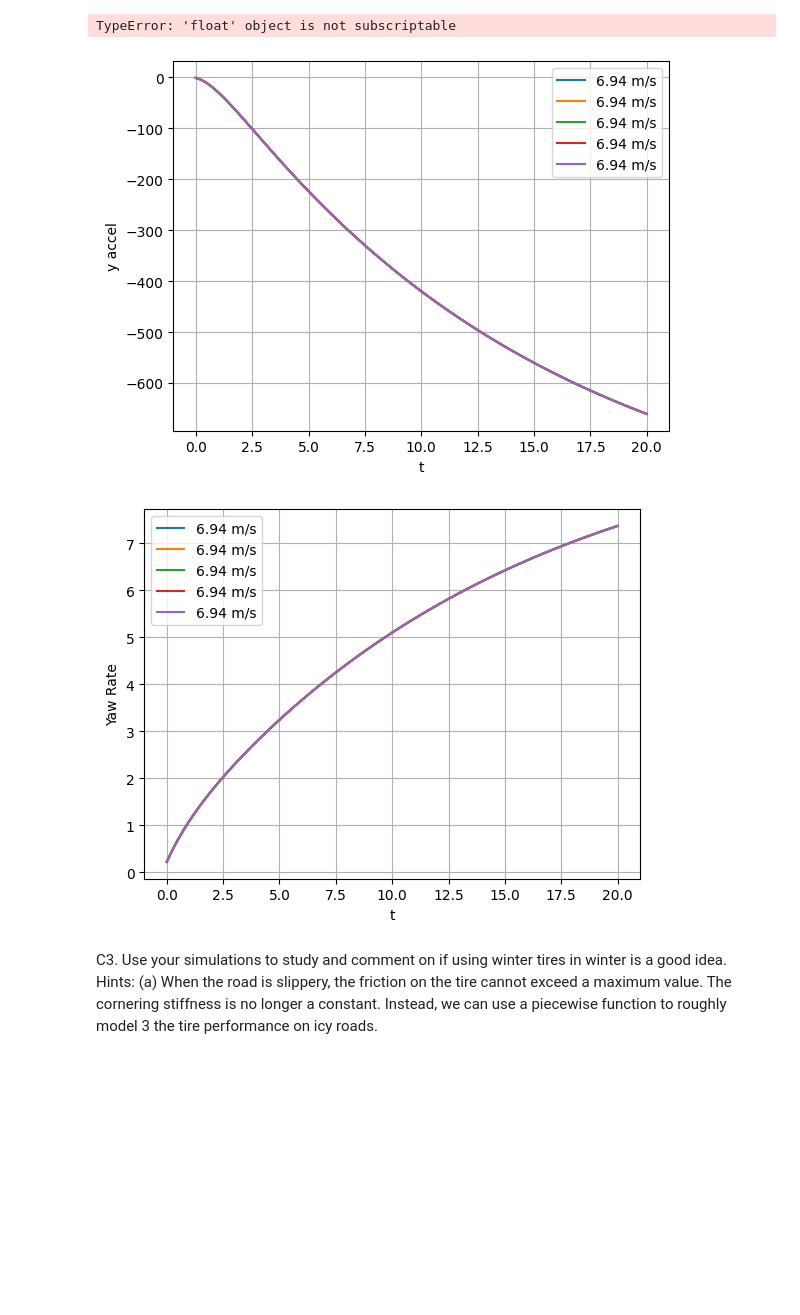
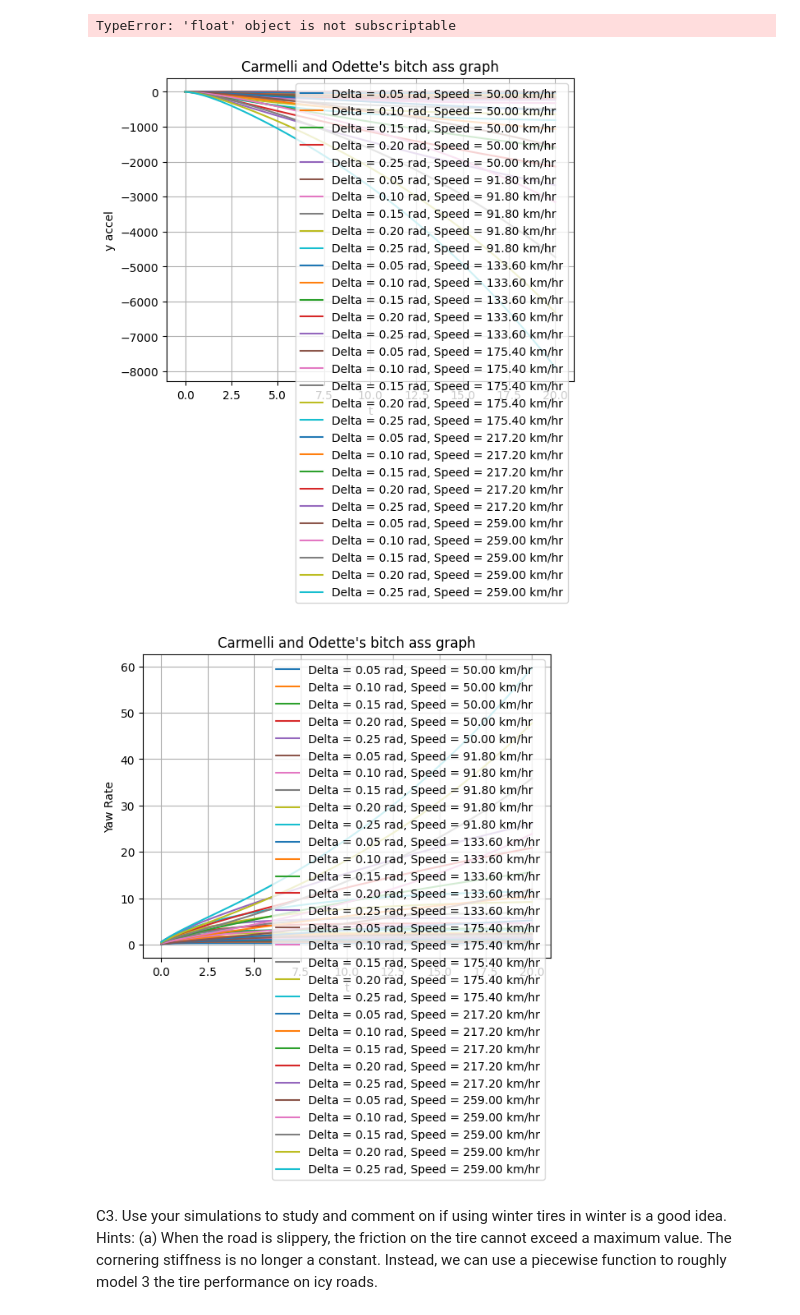
Before and after one commit to hepromark/BicycleModelExploration, a Jupyter notebook: part2.ipynb, the cells around one changed output. Cells and saved outputs as stored; diff of their text form; code cells hidden in the pictures; blank space fills up the shorter version.

Commit message:
Update part2.ipynb
graphs

```diff
--- a/part2.ipynb
+++ b/part2.ipynb
@@ -419,46 +419,51 @@ solver.visualize_results(histories, labels, init_t, t_final, max_iter)
 TypeError: 'float' object is not subscriptable
 # %%
 ### Task C2 Carmelli
+
+# Convert speed from km/h to m/s
+u_values_km = np.linspace(50, 259, 6)  # km/h
+u_values = [u * 1000 / 3600 for u in u_values_km]  # m/s
 
 init_vector = np.array([[0],[0]])
 t_final = 20
 init_t = 0
 step_size = 0.2
 max_iter = int(t_final / step_size)
 
 #iterate through delta
 delta = [0.05, 0.1, 0.15, 0.2, 0.25]
 
-# Convert speed from km/h to m/s
-u_values_km = np.linspace(25, 200, 25)  # km/h
-u_values = [u * 1000 / 3600 for u in u_values_km]  # m/s
-
 
 histories = []
 labels = []
 
 # Simulate car behavior for different steering angles
-for delta_value in delta:
-    for u in u_values:
+for u in u_values:
+    for delta_value in delta:
         solver = BicycleSolver(
             m=1400,
             a=1.14,
             b=1.33,
             C_alpha_f=25000,
             C_alpha_r=21000,
             I_z = 2420,
             u=u
         )
 
-    res, hist = solver.solve(solver.rk4, task_a_model, init_vector, init_t, max_iter, step_size)
+        def task_a_model(y,t) -> np.ndarray:
+            return solver.bicycle_model(solver.A, solver.B, y, delta_value)
 
-    histories.append(hist)
-    labels.append(f'{round(u_values[i],2)} m/s')
+        res, hist = solver.solve(solver.rk4, task_a_model, init_vector, init_t, max_iter, step_size)
 
-solver.visualize_results(histories, labels, init_t, t_final, max_iter)
+
+        histories.append(hist)
+        labels.append(f'Delta = {delta_value:.2f} rad, Speed = {u * 3600 / 1000:.2f} km/hr')
+
+
+solver.visualize_results(histories, labels, init_t, t_final, max_iter, title="Carmelli and Odette's bitch ass graph")
 # %% [output]
-[figure, old version]
+[figure, new version]
-[figure, old version]
+[figure, new version]
 # %% [markdown]
 C3. Use your simulations to study and comment on if using winter tires in winter is a good idea.
 Hints: (a) When the road is slippery, the friction on the tire cannot exceed a maximum value.
```
